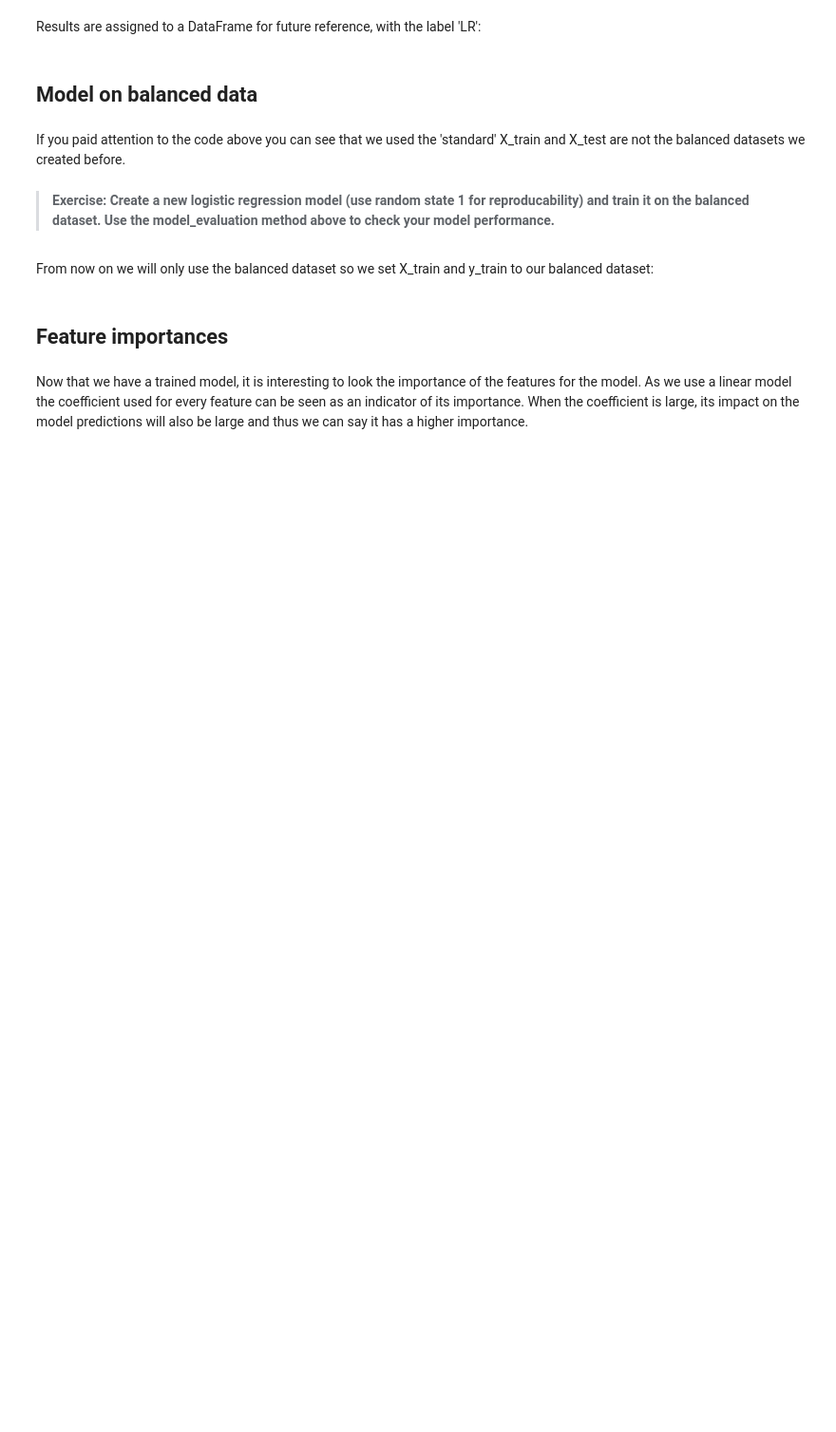
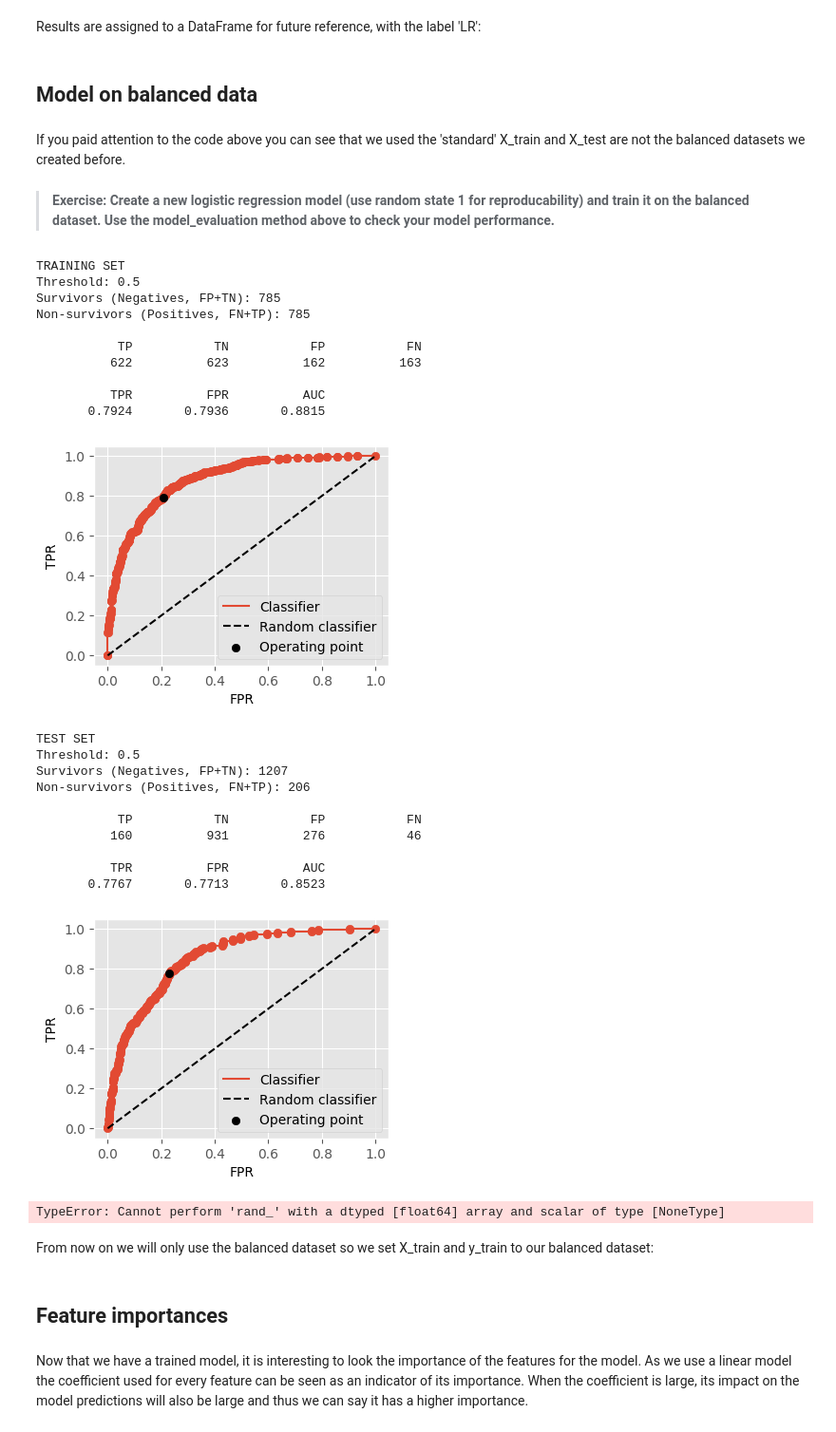
Before and after one commit to cesarz10/Data-Analytics-Healthcare, a Jupyter notebook: Lab_5_machine_learning/Part 3 - Mortality Clustering and Classification.ipynb, the cells around one changed output. Shown at 95% size. Drawn from its saved outputs; the diff is of its cells as text; code cells hidden in the pictures; blank space fills up the shorter version.

```diff
--- a/Lab_5_machine_learning/Part 3 - Mortality Clustering and Classification.ipynb
+++ b/Lab_5_machine_learning/Part 3 - Mortality Clustering and Classification.ipynb
@@ -661,16 +778,48 @@ If you paid attention to the code above you can see that we used the 'standard'
 # %% [markdown]
 >**Exercise: Create a new logistic regression model (use random state 1 for reproducability) and train it on the balanced dataset. Use the model_evaluation method above to check your model performance.**
 # %%
-# YOUR CODE HERE
-raise NotImplementedError()
+#Specify the model with a fixed random state for reproduction
+logreg = LogisticRegression(random_state = 1)
 
-results_train = None
-results_test = None
+#Fit or train the model
+logreg.fit(X_train_balanced, y_train_balanced.values.ravel())
+
+# y_pred_test = logreg.predict(X_test)
+# y_pred_train = logreg.predict(X_train_balanced)
+
+# results_train = logreg.predict(X_train_balanced)
+# results_test = logreg.predict(X_test)
+
+results_train, results_test, y_pred_prob_train, y_pred_prob_test = model_evaluation(logreg, X_train_balanced, y_train_balanced, X_test, y_test)
 
 
 assert results_train is not None & results_test is not None, "Don't forget to assign model_evaluation results"
 all_results_train.loc['LR_balanced'] = results_train.values[0]
 all_results_test.loc['LR_balanced'] = results_test.values[0]
+# %% [output]
+TRAINING SET
+Threshold: 0.5
+Survivors (Negatives, FP+TN): 785
+Non-survivors (Positives, FN+TP): 785
+
+           TP           TN           FP           FN
+          622          623          162          163
+
+          TPR          FPR          AUC
+       0.7924       0.7936       0.8815
+[figure, added]
+TEST SET
+Threshold: 0.5
+Survivors (Negatives, FP+TN): 1207
+Non-survivors (Positives, FN+TP): 206
+
+           TP           TN           FP           FN
+          160          931          276           46
+
+          TPR          FPR          AUC
+       0.7767       0.7713       0.8523
+[figure, added]
+TypeError: Cannot perform 'rand_' with a dtyped [float64] array and scalar of type [NoneType]
 # %%
 # The model should at least have an AUC of 0.85 on the test performance
 assert results_test.AUC[0] > 0.85
```
Also changed, not shown: parts of 48 cells of this notebook.
